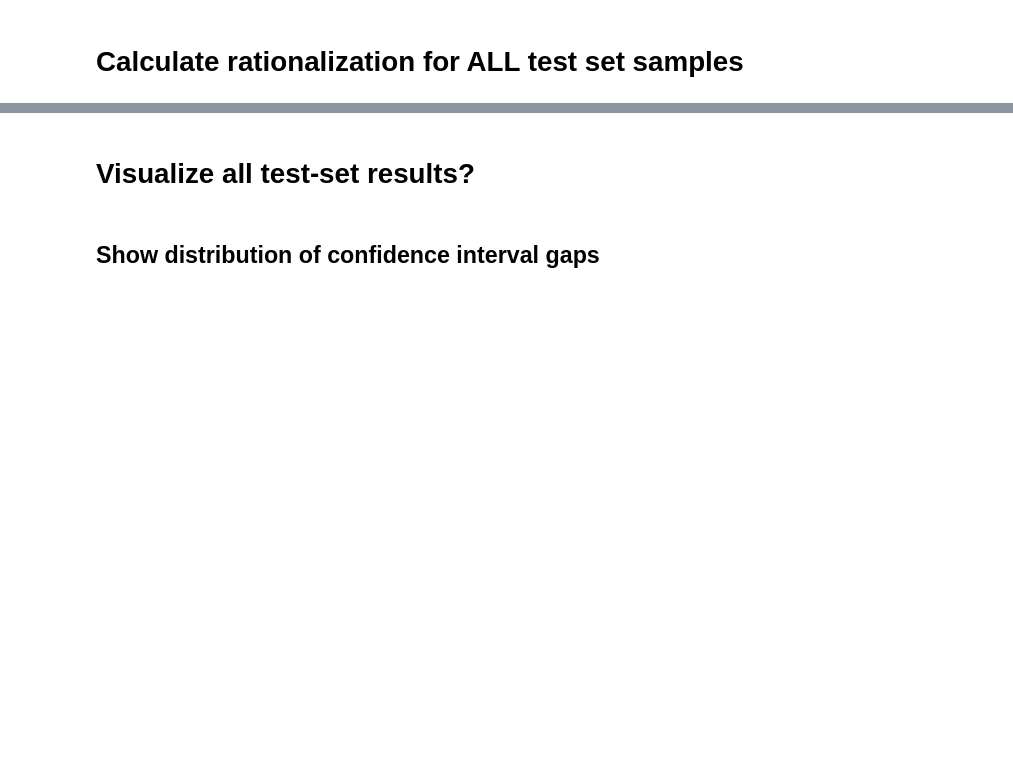
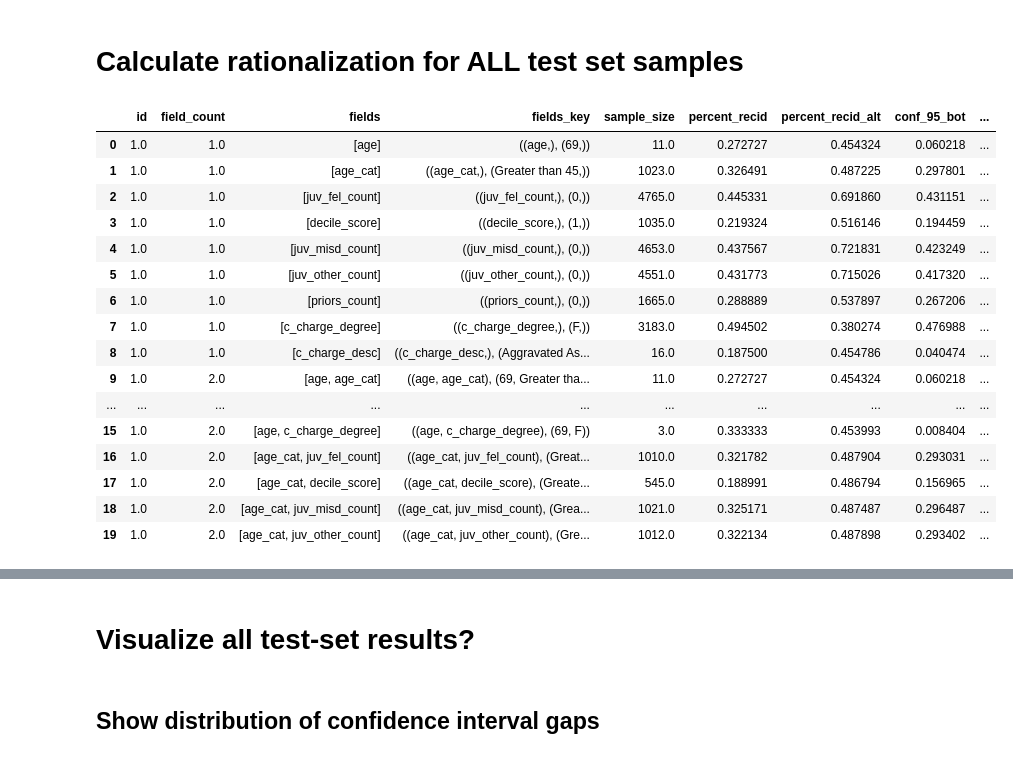
Before and after one commit to cephcyn/malicious_justif, a Jupyter notebook: expl_rat.ipynb, the cells around one changed output, grey strips where cells are left out. Saved outputs shown, nothing was run; the diff lists cells and outputs as text; code cells hidden in the pictures; blank space fills up the shorter version.

```diff
--- a/expl_rat.ipynb
+++ b/expl_rat.ipynb
@@ -233,25 +279,43 @@ vis(filter_data_df_src, filter_data_df_test, 20, 2)
 # %%
 # Calculate rationalization for all test set samples
 
 count_factors = 2
 
 test_rationalizations = pd.DataFrame()
 for _, case in filter_data_df_test.iterrows():
     for numfields in range(1, count_factors+1):
         test_rationalizations = pd.concat(
             [
                 test_rationalizations,
                 rationalize(case, filter_data_df_src, numfields=numfields),
             ],
             ignore_index=True,
         )
 
 # Add column representing the 'side' that each rationalization is in favor of
 breakdown = filter_data_df_src[trueresult_field]
 justifying_ref_avg = sum(breakdown)/len(breakdown)
-test_rationalizations['is_recid_rat_side'] = test_rationalizations.apply(lambda r: 1 if r['percent_recid']>justifying_ref_avg else 0, axis=1)
+test_rationalizations[f'{justifying_field}_rat_side'] = test_rationalizations.apply(lambda r: 1 if r['percent_recid']>justifying_ref_avg else 0, axis=1)
 
 test_rationalizations[:20]
+# %% [output]
+|  | id | field_count | fields | fields_key | sample_size | percent_recid | percent_recid_alt | conf_95_bot | ... |
+| 0 | 1.0 | 1.0 | [age] | ((age,), (69,)) | 11.0 | 0.272727 | 0.454324 | 0.060218 | ... |
+| 1 | 1.0 | 1.0 | [age_cat] | ((age_cat,), (Greater than 45,)) | 1023.0 | 0.326491 | 0.487225 | 0.297801 | ... |
+| 2 | 1.0 | 1.0 | [juv_fel_count] | ((juv_fel_count,), (0,)) | 4765.0 | 0.445331 | 0.691860 | 0.431151 | ... |
+| 3 | 1.0 | 1.0 | [decile_score] | ((decile_score,), (1,)) | 1035.0 | 0.219324 | 0.516146 | 0.194459 | ... |
+| 4 | 1.0 | 1.0 | [juv_misd_count] | ((juv_misd_count,), (0,)) | 4653.0 | 0.437567 | 0.721831 | 0.423249 | ... |
+| 5 | 1.0 | 1.0 | [juv_other_count] | ((juv_other_count,), (0,)) | 4551.0 | 0.431773 | 0.715026 | 0.417320 | ... |
+| 6 | 1.0 | 1.0 | [priors_count] | ((priors_count,), (0,)) | 1665.0 | 0.288889 | 0.537897 | 0.267206 | ... |
+| 7 | 1.0 | 1.0 | [c_charge_degree] | ((c_charge_degree,), (F,)) | 3183.0 | 0.494502 | 0.380274 | 0.476988 | ... |
+| 8 | 1.0 | 1.0 | [c_charge_desc] | ((c_charge_desc,), (Aggravated As... | 16.0 | 0.187500 | 0.454786 | 0.040474 | ... |
+| 9 | 1.0 | 2.0 | [age, age_cat] | ((age, age_cat), (69, Greater tha... | 11.0 | 0.272727 | 0.454324 | 0.060218 | ... |
+| ... | ... | ... | ... | ... | ... | ... | ... | ... | ... |
+| 15 | 1.0 | 2.0 | [age, c_charge_degree] | ((age, c_charge_degree), (69, F)) | 3.0 | 0.333333 | 0.453993 | 0.008404 | ... |
+| 16 | 1.0 | 2.0 | [age_cat, juv_fel_count] | ((age_cat, juv_fel_count), (Great... | 1010.0 | 0.321782 | 0.487904 | 0.293031 | ... |
+| 17 | 1.0 | 2.0 | [age_cat, decile_score] | ((age_cat, decile_score), (Greate... | 545.0 | 0.188991 | 0.486794 | 0.156965 | ... |
+| 18 | 1.0 | 2.0 | [age_cat, juv_misd_count] | ((age_cat, juv_misd_count), (Grea... | 1021.0 | 0.325171 | 0.487487 | 0.296487 | ... |
+| 19 | 1.0 | 2.0 | [age_cat, juv_other_count] | ((age_cat, juv_other_count), (Gre... | 1012.0 | 0.322134 | 0.487898 | 0.293402 | ... |
 # %%
 # Calculate confidence interval of entire training dataset
 breakdown = filter_data_df_src[trueresult_field]
```
Also changed, not shown: parts of 16 cells of this notebook.
